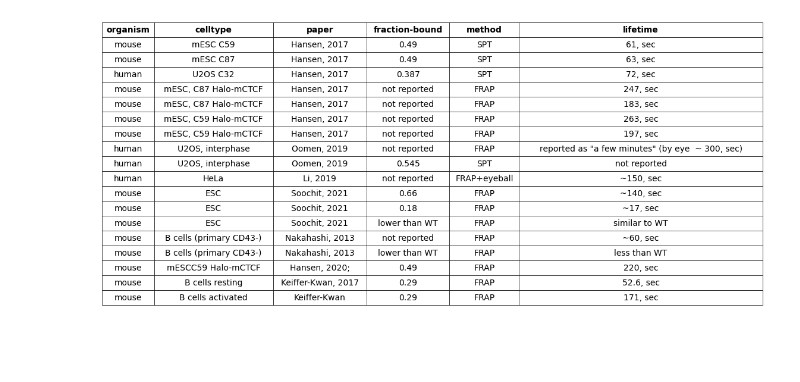
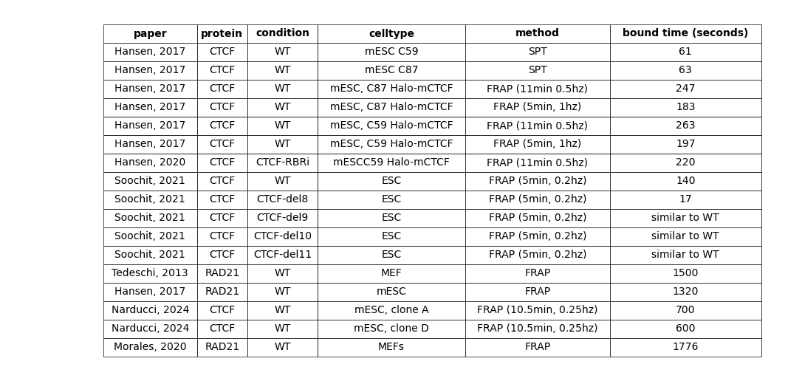
Before and after one commit to Fudenberg-Research-Group/dynamic_extrusion_boundaries, a Jupyter notebook: analysis/experimental_estimation_boundtime.ipynb, the cells around one changed output. Drawn from its saved outputs; the diff is of its cells as text; code cells hidden in the pictures; blank space fills up the shorter version.

```diff
--- a/analysis/experimental_estimation_boundtime.ipynb
+++ b/analysis/experimental_estimation_boundtime.ipynb
@@ -33,0 +60,3 @@ file
+# %%
+file = pd.read_csv('./data/updated_dataset.csv')
+file
@@ -80,37 +104,33 @@ import matplotlib.pyplot as plt
 
 fig, ax = plt.subplots(figsize=(10, 5))
 ax.axis('tight')
 ax.axis('off')
 font_size = 10
-#table_s = table_s.dropna(subset=['lifetime [sec]'])
-table_s = table_s.dropna(subset=['paper'])
-new_table_s = table_s[['organism', 'celltype', 'paper', 'fraction-bound', 'method', 'lifetime']]
-new_table_sm = new_table_s.fillna('not reported', inplace=True)
-# Adjust cellLoc to 'center' or 'top' to stretch cells in the y-direction
-table = ax.table(cellText=new_table_s.values, colLabels=new_table_s.columns, loc='center', cellLoc='center', fontsize=10)
+table_s = file.dropna(subset=['paper'])
+table = ax.table(cellText=table_s.values, colLabels=table_s.columns, loc='center', cellLoc='center', fontsize=10)
 
 table.auto_set_font_size(False)
 table.set_fontsize(font_size)
 
 # Enable text wrapping for all cells
 for (i, j), cell in table.get_celld().items():
     if i == 0:
         cell.set_text_props(fontweight='bold')
     cell.set_linewidth(0.5)
     cell.set_edgecolor('black')
     cell.set_text_props(wrap=True)  # Enable text wrapping
 
 # Increase the height of the rows in the table
 cell_height = 0.1  # Adjust this value as needed
 table.scale(1, 1.5)  # Increase row height by a factor of 3
 
 # Set the width of the 'celltype' column to be wider than the rest
 col_widths = [0.1, 0.2, 0.1, 0.1, 0.1, 0.1]  # Adjust the width of each column as needed
 for i, width in enumerate(col_widths):
     table.auto_set_column_width(col=i)
 #table.set_col_width(1, 0.2)  # Set the width of the 'celltype' column
 
 plt.savefig('../figs/lifetime_table_modified.pdf', format='pdf', bbox_inches='tight')
 plt.show()
 # %% [output]
-[figure, old version]
+[figure, new version]
```
Also changed, not shown: parts of 14 cells of this notebook, 1 other file.
